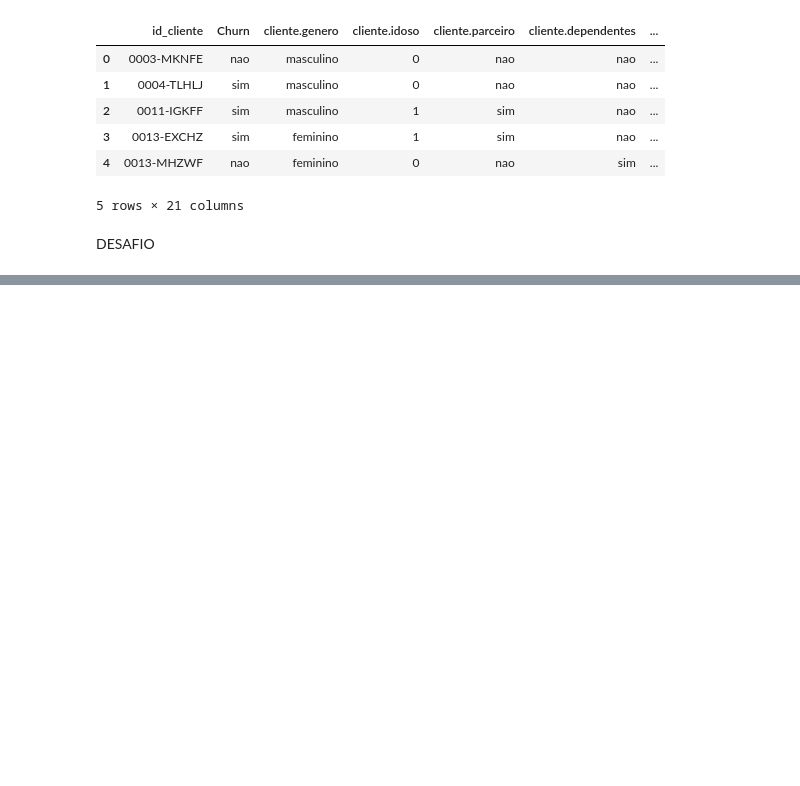
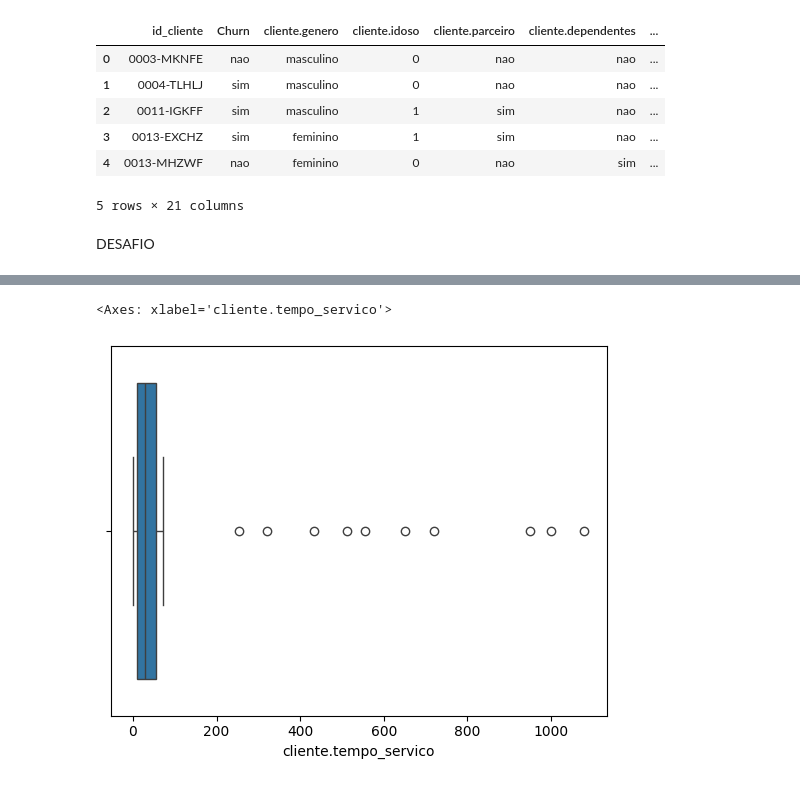
Before and after one commit to GaiasRaphael/Alura, a Jupyter notebook: Ciência de Dados/Pandas/limpeza_dados.ipynb, the cells around one changed output, grey strips where cells are left out. Cells and saved outputs as stored; diff of their text form; code cells hidden in the pictures; blank space fills up the shorter version.

```diff
--- a/Ciência de Dados/Pandas/limpeza_dados.ipynb
+++ b/Ciência de Dados/Pandas/limpeza_dados.ipynb
@@ -332,0 +490,5 @@ DESAFIO
+# %%
+sns.boxplot (x=df_sem_nulo['cliente.tempo_servico'])
+# %% [output]
+<Axes: xlabel='cliente.tempo_servico'>
+[figure, added]
```
Also changed, not shown: parts of 25 cells of this notebook.
